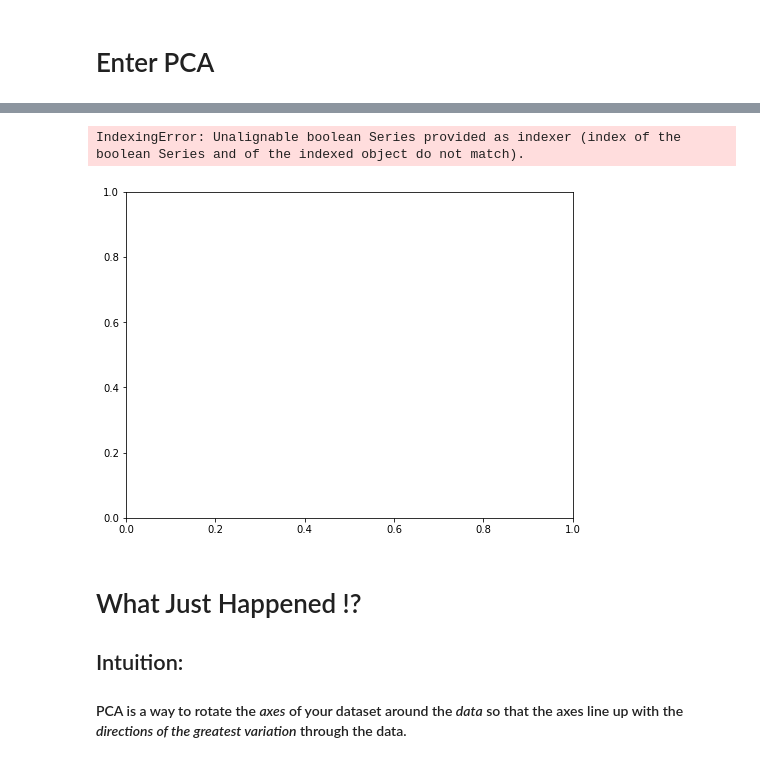
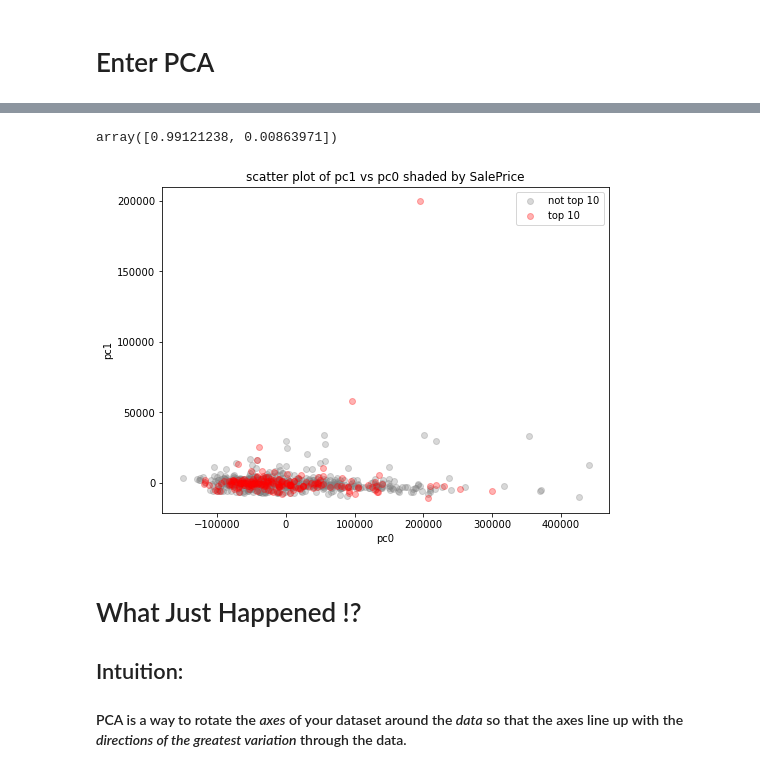
Before and after one commit to carpentries-incubator/high-dimensional-analysis-in-python, a Jupyter notebook: _episodes/high_dimensional_stats_day_1-E2-EDA.ipynb, the cells around one changed output, grey strips where cells are left out. Cells and saved outputs as stored; diff of their text form; code cells hidden in the pictures.

```diff
--- a/_episodes/high_dimensional_stats_day_1-E2-EDA.ipynb
+++ b/_episodes/high_dimensional_stats_day_1-E2-EDA.ipynb
@@ -194,5 +193,5 @@ one order of magnitude less than number of observations: 146.00
 # %%
-df = helper_functions.split_df(df, split_col='SalePrice', top_split=10)
+df = helper_functions.split_df(df, split_col='SalePrice', top_split=20)
 # %%
 import pandas as pd
 pd.concat([
@@ -222,6 +221,6 @@ pd.concat([
 # %%
 # create one 'hues' value for top 30 and anothr for everything else - for plotting
-df['hue'] = [1 if x else 0 for x in df['top_10']]
+df['hue'] = [1 if x else 0 for x in df['top_20']]
 # %%
 # choose numerical features to compare
 cols = ['LotArea', 'OverallQual', 'OverallCond', 'YearBuilt', 'SalePrice', 'BsmtFinSF1', 'MSZoning',
@@ -291,16 +305,24 @@ plt.show()
 # Linear model with all columns
 # %%
 from sklearn.model_selection import train_test_split
+from sklearn.metrics import confusion_matrix
 from sklearn.linear_model import LogisticRegression
 
-df_all_cols = df[num_cols].dropna(axis=0)
+df_all_cols = df[num_cols + ['hue']].dropna(axis=0)
 
 X = df_all_cols.drop('hue', axis=1)
 y = df_all_cols['hue']
 
-X_train, X_test, y_train, y_test = train_test_split(X, y)
+X_train, X_test, y_train, y_test = train_test_split(X, y, test_size=0.5)
 
 clf = LogisticRegression(max_iter=1000).fit(X_train, y_train)
-clf.score(X_test, y_test)
-# plot?
+all_cols_acc = clf.score(X_test, y_test)
+
+cm = confusion_matrix(y_test, clf.predict(X_test))
+fig, ax = plt.subplots(1,1,figsize=(8,6))
+sns.heatmap(cm, annot=True, ax=ax)
+ax.set_title('all cols linear model acc: {:.2f}'.format(all_cols_acc))
+plt.show()
+
+# show continuous loss rather than acc.
 # %% [output]
@@ -356,28 +359,32 @@ Name: hue, Length: 1121, dtype: int64
+# %%
+p.explained_variance_ratio_
+# %% [output]
+array([0.99121238, 0.00863971])
+# %%
+X_pca_df = pd.DataFrame(X_pca)
+X_pca_df['hue'] = df_all_cols['hue']
 # %%
-fig, ax = plt.subplots(1,1, figsize=(8,6))
+fig, ax = plt.subplots(1, 1, figsize=(8,6))
 
-top10_indicies = y.reset_index(drop=True)[y==1].index.tolist()
-the_rest = y.reset_index(drop=True)[y==0].index.tolist()
+X_pca_top_10 = X_pca_df[X_pca_df['hue'] == 1]
+X_pca_not_10 = X_pca_df[X_pca_df['hue'] == 0]
 
-X_pca_top_10 = X_pca[top10_indicies]
-X_pca_not_10 = X_pca[the_rest]
 
-top10scatter = ax.scatter(X_pca_top_10[:,0], X_pca_top_10[:,1],
+not10scatter = ax.scatter(X_pca_not_10[0], X_pca_not_10[1],
+                          c='grey',
+                          label='not top 10',
+                          alpha=0.3)
+top10scatter = ax.scatter(X_pca_top_10[0], X_pca_top_10[1],
                           c='red',
                           label='top 10',
-                          alpha=0.3)
-not10scatter = ax.scatter(X_pca_not_10[:,0], X_pca_not_10[:,1],
-                          c='red',
-                          label='not 10',
                           alpha=0.3)
 ax.set_title('scatter plot of pc1 vs pc0 shaded by SalePrice')
 ax.set_xlabel('pc0')
 ax.set_ylabel('pc1')
-# ax.legend()
+ax.legend()
 plt.show()
 # %% [output]
-IndexingError: Unalignable boolean Series provided as indexer (index of the boolean Series and of the indexed object do not match).
-[figure, old version]
+[figure, new version]
 # %% [markdown]
 # What Just Happened !?
 
```
Also changed, not shown: parts of 16 cells of this notebook.
